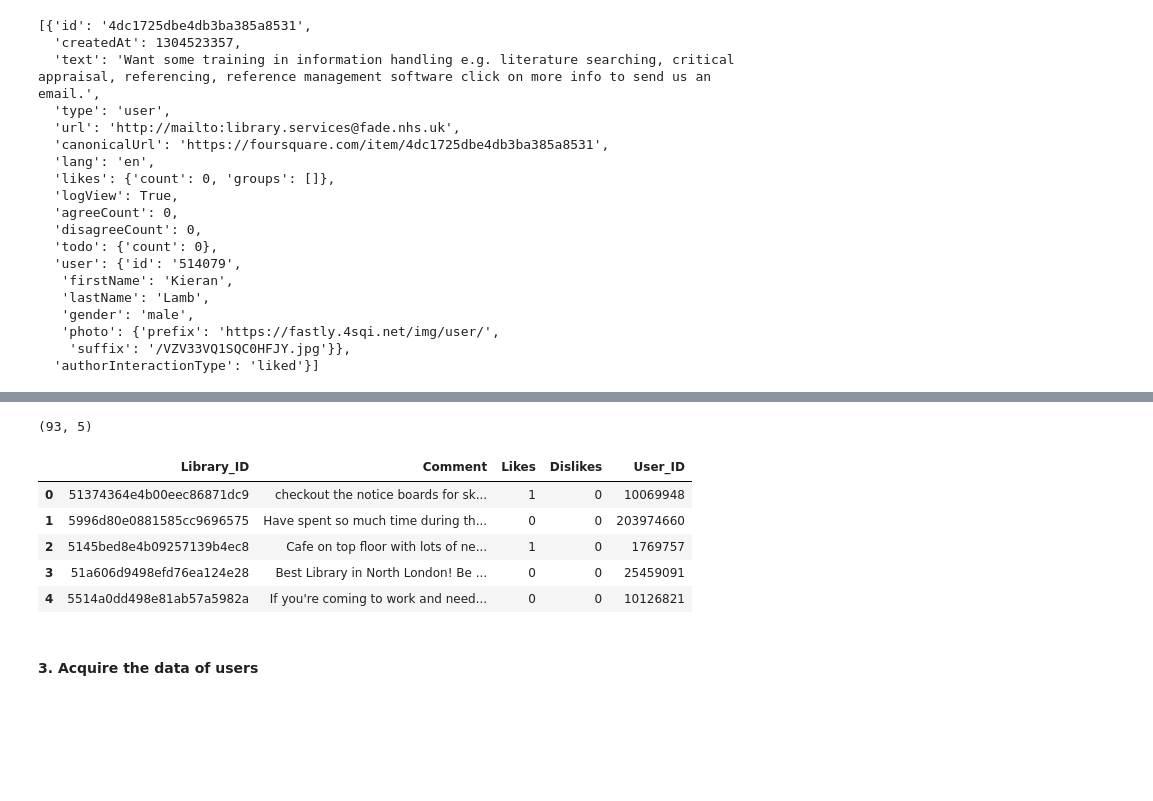
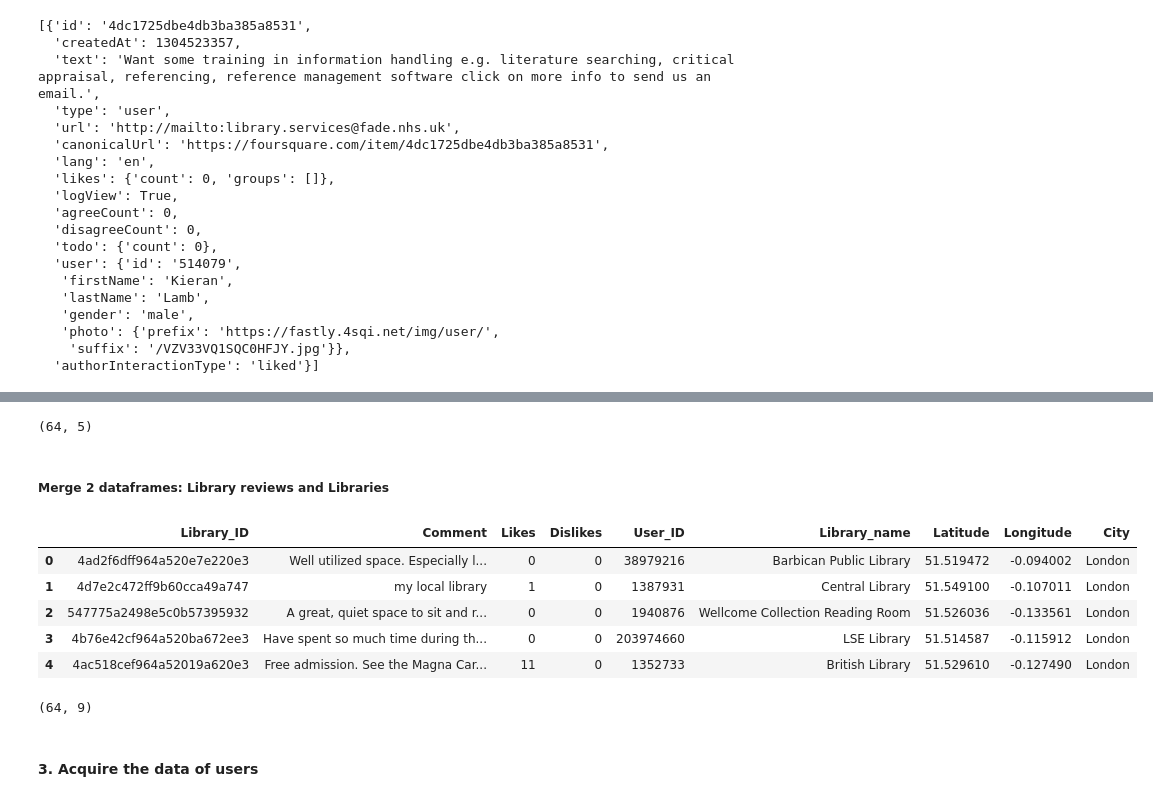
Before and after one commit to NamiF/library_project, a Jupyter notebook: NF_livelier_libraries.ipynb, the cells around one changed output, grey strips where cells are left out. Cells and saved outputs as stored; diff of their text form; code cells hidden in the pictures; blank space fills up the shorter version.

```diff
--- a/NF_livelier_libraries.ipynb
+++ b/NF_livelier_libraries.ipynb
@@ -245,11 +293,4 @@ reviews
 # %%
 print(library_reviews.shape)
-library_reviews.head()
 # %% [output]
-(93, 5)
+(64, 5)
-|  | Library_ID | Comment | Likes | Dislikes | User_ID |
-| 0 | 51374364e4b00eec86871dc9 | checkout the notice boards for sk... | 1 | 0 | 10069948 |
-| 1 | 5996d80e0881585cc9696575 | Have spent so much time during th... | 0 | 0 | 203974660 |
-| 2 | 5145bed8e4b09257139b4ec8 | Cafe on top floor with lots of ne... | 1 | 0 | 1769757 |
-| 3 | 51a606d9498efd76ea124e28 | Best Library in North London! Be ... | 0 | 0 | 25459091 |
-| 4 | 5514a0dd498e81ab57a5982a | If you're coming to work and need... | 0 | 0 | 10126821 |
@@ -258,0 +297,17 @@ library_reviews.to_csv("uk_library_reviews.csv", sep=',')
+# %% [markdown]
+##### Merge 2 dataframes: Library reviews and Libraries
+# %%
+x=pd.merge(library_reviews, uk_libraries, left_on = 'Library_ID', right_on = 'Library_ID', how = 'left')
+x.head()
+# %% [output]
+|  | Library_ID | Comment | Likes | Dislikes | User_ID | Library_name | Latitude | Longitude | City |
+| 0 | 4ad2f6dff964a520e7e220e3 | Well utilized space. Especially l... | 0 | 0 | 38979216 | Barbican Public Library | 51.519472 | -0.094002 | London |
+| 1 | 4d7e2c472ff9b60cca49a747 | my local library | 1 | 0 | 1387931 | Central Library | 51.549100 | -0.107011 | London |
+| 2 | 547775a2498e5c0b57395932 | A great, quiet space to sit and r... | 0 | 0 | 1940876 | Wellcome Collection Reading Room | 51.526036 | -0.133561 | London |
+| 3 | 4b76e42cf964a520ba672ee3 | Have spent so much time during th... | 0 | 0 | 203974660 | LSE Library | 51.514587 | -0.115912 | London |
+| 4 | 4ac518cef964a52019a620e3 | Free admission. See the Magna Car... | 11 | 0 | 1352733 | British Library | 51.529610 | -0.127490 | London |
+# %%
+library_reviews=x
+library_reviews.shape
+# %% [output]
+(64, 9)
```
Also changed, not shown: parts of 22 cells of this notebook, 1 other file.
